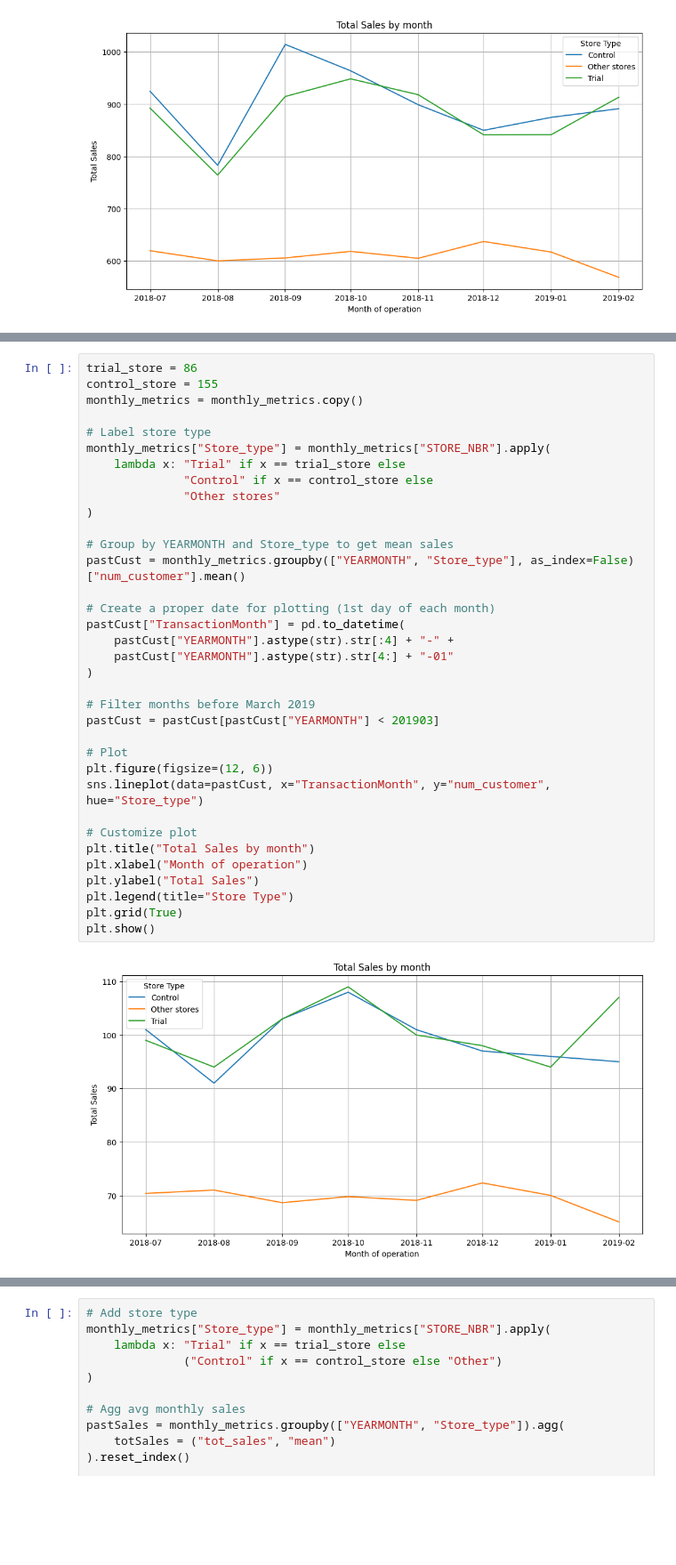
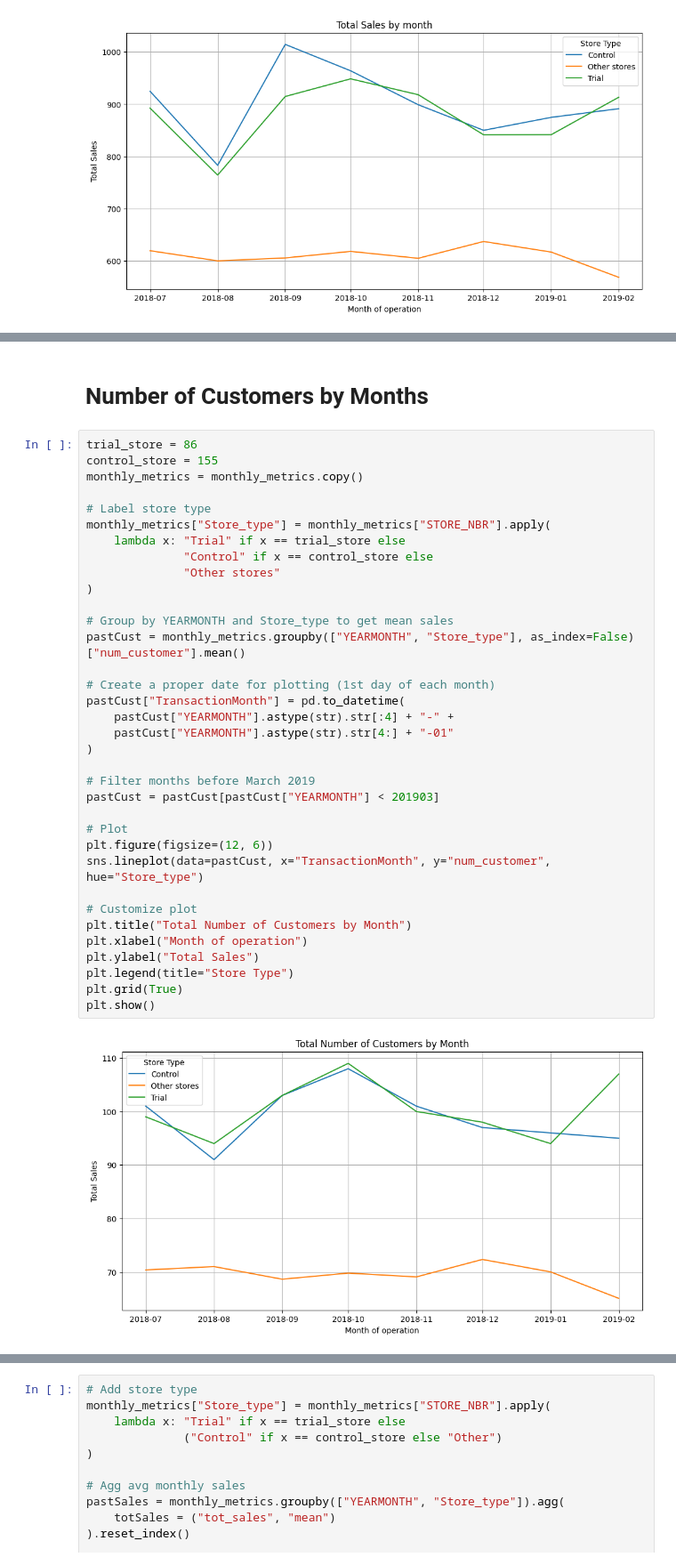
Before and after one commit to Vedant-cloud-ctrl/Quantium, a Jupyter notebook: Quantium_Task_2.ipynb, the cells around one changed output, grey strips where cells are left out. Shown at 89% size. Cells and saved outputs as stored; diff of their text form; blank space fills up the shorter version.

```diff
--- a/Quantium_Task_2.ipynb
+++ b/Quantium_Task_2.ipynb
@@ -881,3 +894,5 @@ plt.show()
+# %% [markdown]
+# Number of Customers by Months
 # %%
 trial_store = 86
 control_store = 155
@@ -886,32 +901,32 @@ monthly_metrics = monthly_metrics.copy()
 # Label store type
 monthly_metrics["Store_type"] = monthly_metrics["STORE_NBR"].apply(
     lambda x: "Trial" if x == trial_store else
               "Control" if x == control_store else
               "Other stores"
 )
 
 # Group by YEARMONTH and Store_type to get mean sales
 pastCust = monthly_metrics.groupby(["YEARMONTH", "Store_type"], as_index=False)["num_customer"].mean()
 
 # Create a proper date for plotting (1st day of each month)
 pastCust["TransactionMonth"] = pd.to_datetime(
     pastCust["YEARMONTH"].astype(str).str[:4] + "-" +
     pastCust["YEARMONTH"].astype(str).str[4:] + "-01"
 )
 
 # Filter months before March 2019
 pastCust = pastCust[pastCust["YEARMONTH"] < 201903]
 
 # Plot
 plt.figure(figsize=(12, 6))
 sns.lineplot(data=pastCust, x="TransactionMonth", y="num_customer", hue="Store_type")
 
 # Customize plot
-plt.title("Total Sales by month")
+plt.title("Total Number of Customers by Month")
 plt.xlabel("Month of operation")
 plt.ylabel("Total Sales")
 plt.legend(title="Store Type")
 plt.grid(True)
 plt.show()
 # %% [output]
-[figure, old version]
+[figure, new version]
```
Also changed, not shown: parts of 18 cells of this notebook.
